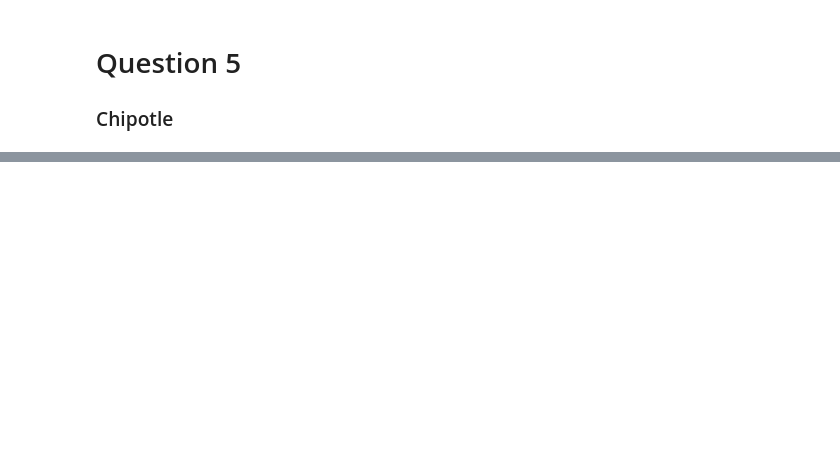
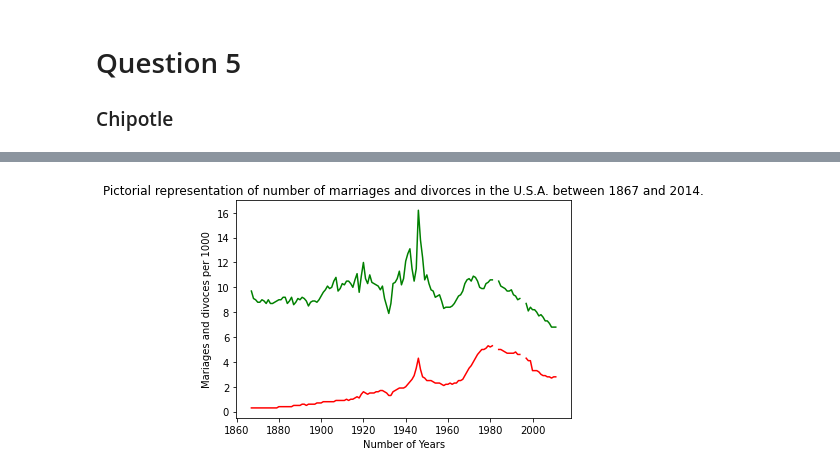
Before and after one commit to Yuvraj-Singh24/Yuvraj.Singh.BDAT1004PS3, a Jupyter notebook: Untitled.ipynb, the cells around one changed output, grey strips where cells are left out. Drawn from its saved outputs; the diff is of its cells as text; code cells hidden in the pictures; blank space fills up the shorter version.

```diff
--- a/Untitled.ipynb
+++ b/Untitled.ipynb
@@ -610,0 +834,3 @@ import pandas as pd
+# %%
+marriage_data = pd.read_csv('us-marriages-divorces-1867-2014.csv')
+marriage_data.head()
@@ -610,0 +844,15 @@ import pandas as pd
+# %%
+year_of_marriage = marriage_data.Year.values
+
+marriages_per_1000 = marriage_data.Marriages_per_1000.values
+
+divorces_per_1000 = marriage_data.Divorces_per_1000.values
+
+plt.plot(year_of_marriage, marriages_per_1000, color="green")
+plt.plot(year_of_marriage, divorces_per_1000, color="red")
+plt.xlabel("Number of Years")
+plt.ylabel("Mariages and divoces per 1000")
+plt.title("Pictorial representation of number of marriages and divorces in the U.S.A. between 1867 and 2014.")
+plt.show()
+# %% [output]
+[figure, added]
```
Also changed, not shown: parts of 41 cells of this notebook.
